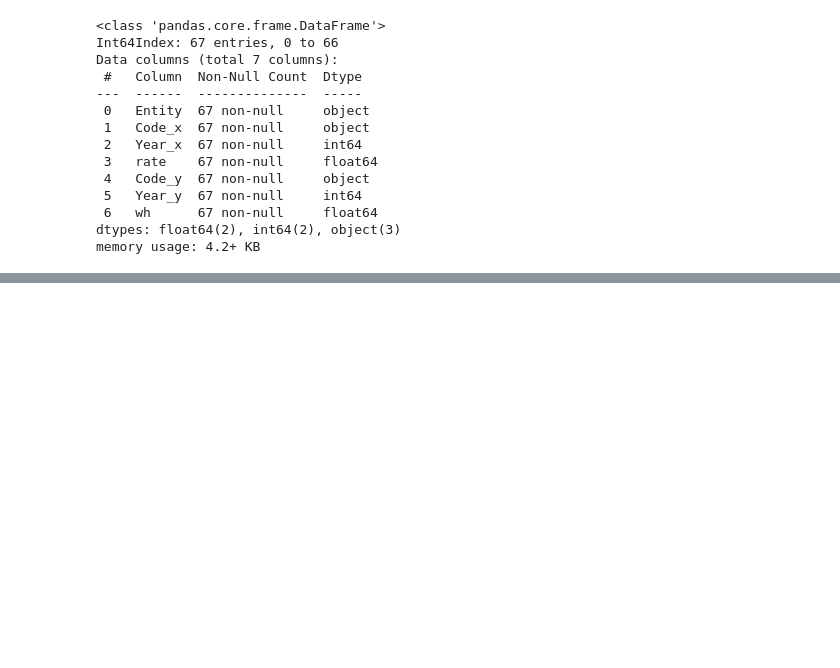
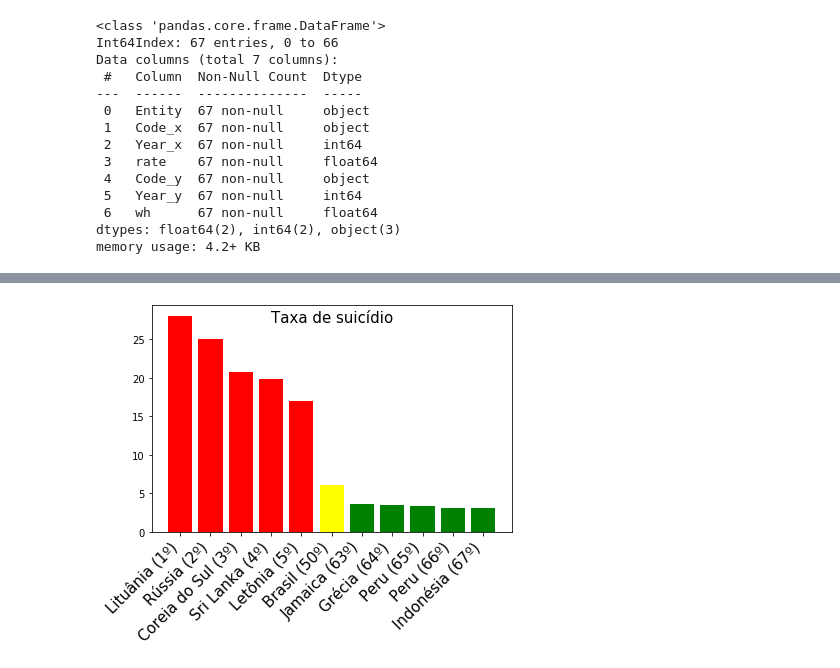
Before and after one commit to otaviobertucini/Machine-Learning-Algorithms, a Jupyter notebook: files/world-data/suicide vs wors worked.ipynb, the cells around one changed output, grey strips where cells are left out. Drawn from its saved outputs; the diff is of its cells as text; code cells hidden in the pictures; blank space fills up the shorter version.

```diff
--- a/files/world-data/suicide vs wors worked.ipynb
+++ b/files/world-data/suicide vs wors worked.ipynb
@@ -117,0 +150,11 @@ rank
+# %%
+ax, fig = plt.subplots(figsize=(6, 5))
+plt.bar(rank['label'][:5], rank['rate'][:5], color='red')
+plt.bar(rank[rank['Entity'] == 'Brazil']['label'], rank[rank['Entity'] == 'Brazil']['rate'], color='yellow')
+plt.bar(rank['label'][-5:], rank['rate'][-5:], color='green')
+plt.xticks(rotation=45, horizontalalignment='right', size=15)
+plt.title('Taxa de suicídio', x=0.5, y=0.90, size=15)
+plt.tight_layout()
+plt.savefig('ranksui.png')
+# %% [output]
+[figure, added]
```
Also changed, not shown: parts of 7 cells of this notebook, 1 other file.
